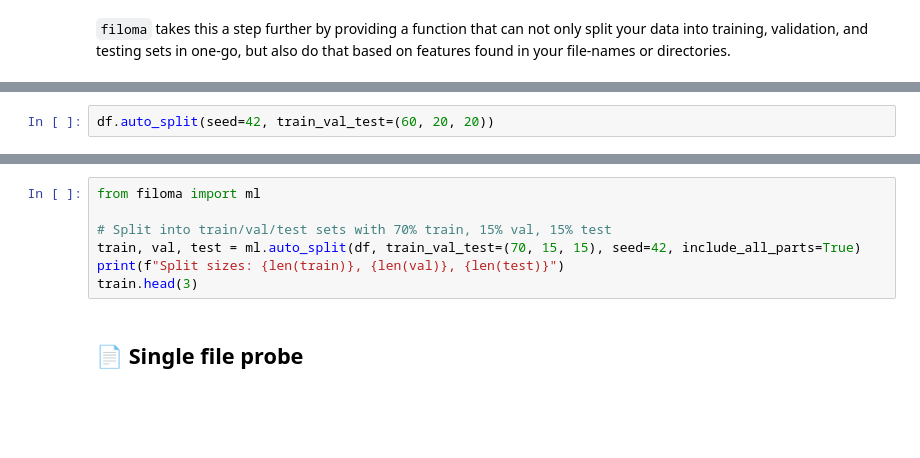
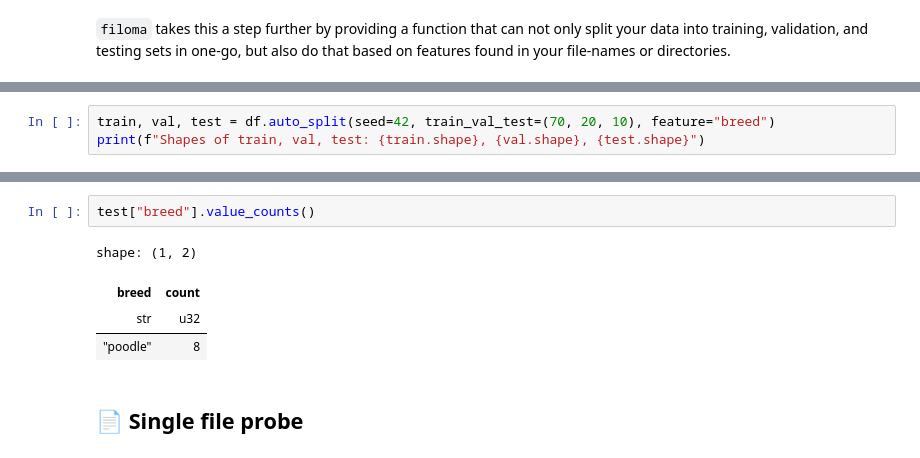
Before and after one commit to kalfasyan/filoma, a Jupyter notebook: notebooks/demo.ipynb, the cells around one changed output, grey strips where cells are left out. Saved outputs shown, nothing was run; the diff lists cells and outputs as text; blank space fills up the shorter version.

```diff
--- a/notebooks/demo.ipynb
+++ b/notebooks/demo.ipynb
@@ -276,3 +295,4 @@ shape: (6, 2)
 # %%
-df.auto_split(seed=42, train_val_test=(60, 20, 20))
+train, val, test = df.auto_split(seed=42, train_val_test=(70, 20, 10), feature="breed")
+print(f"Shapes of train, val, test: {train.shape}, {val.shape}, {test.shape}")
 # %% [output]
@@ -280,10 +302,10 @@ TypeError: auto_split() got an unexpected keyword argument 'how'
-# %%
-from filoma import ml
-
-# Split into train/val/test sets with 70% train, 15% val, 15% test
-train, val, test = ml.auto_split(df, train_val_test=(70, 15, 15), seed=42, include_all_parts=True)
-print(f"Split sizes: {len(train)}, {len(val)}, {len(test)}")
-train.head(3)
+# %%
+test["breed"].value_counts()
+# %% [output]
+shape: (1, 2)
+| breed | count |
+| str | u32 |
+| "poodle" | 8 |
 # %% [markdown]
 ## 📄 Single file probe
 # %%
```
Also changed, not shown: parts of 11 cells of this notebook, 10 other files.
